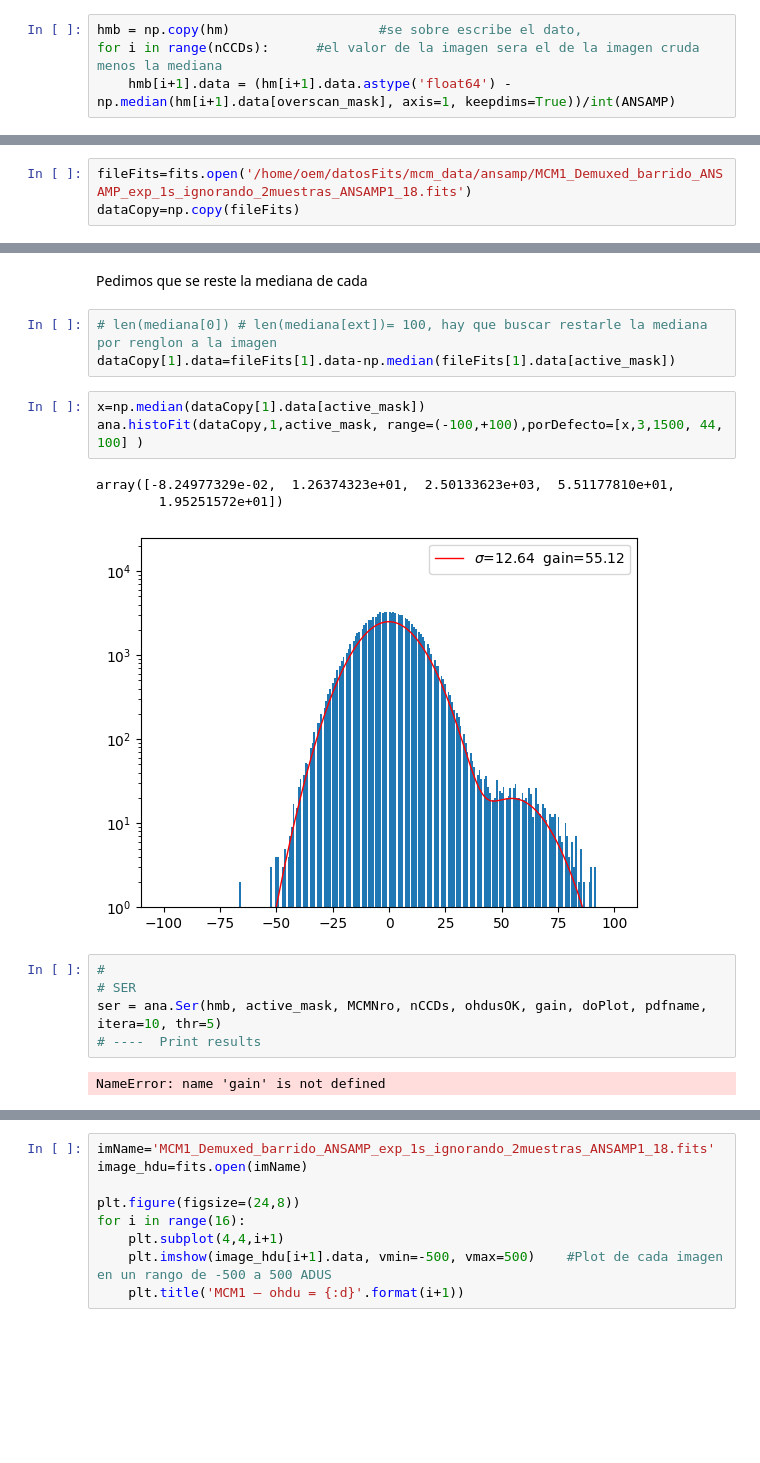
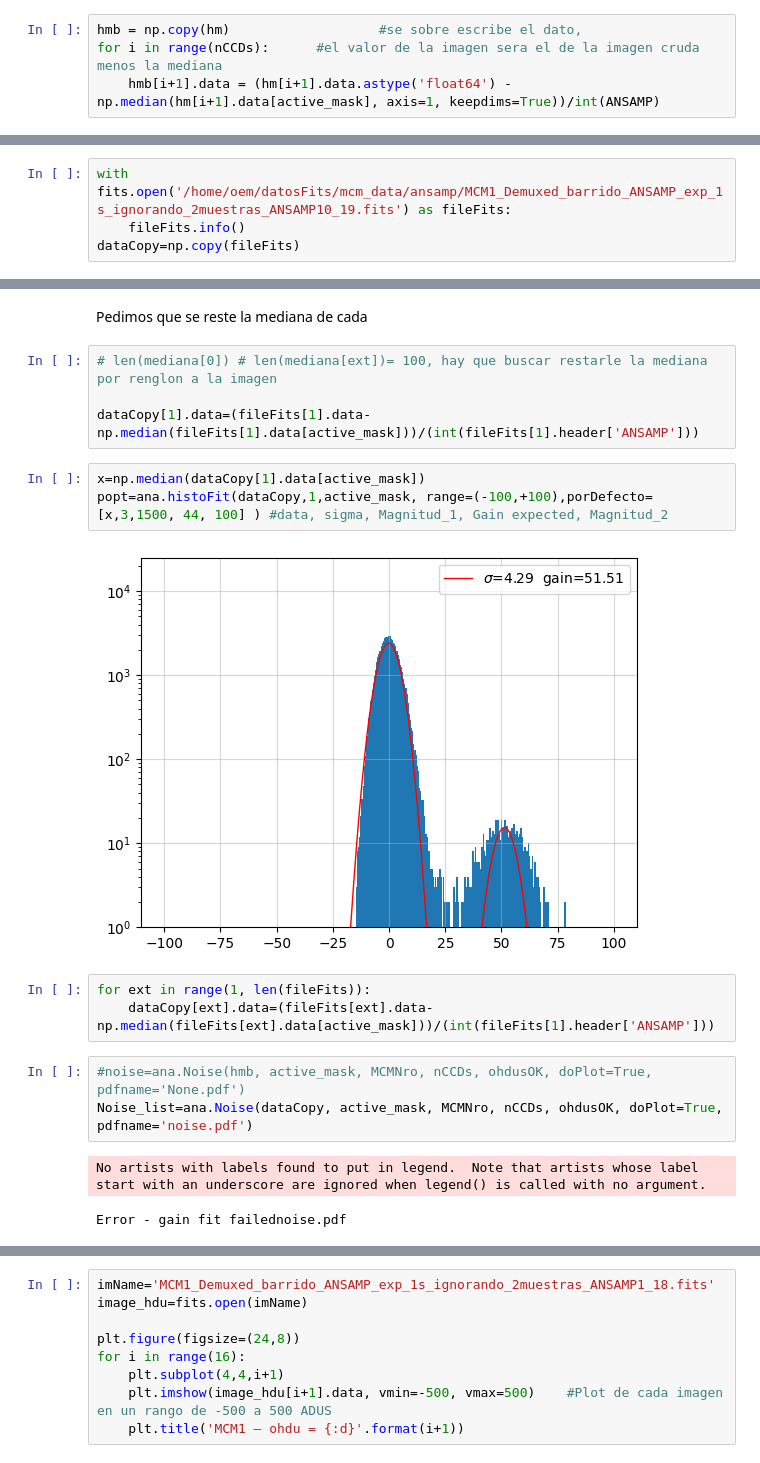
Before and after one commit to LabDet-Crio/BenchTest, a Jupyter notebook: crio_libs/AnaMCM_CONNIE.ipynb, the cells around one changed output, grey strips where cells are left out. Cells and saved outputs as stored; diff of their text form; blank space fills up the shorter version.

```diff
--- a/crio_libs/AnaMCM_CONNIE.ipynb
+++ b/crio_libs/AnaMCM_CONNIE.ipynb
@@ -229,7 +229,7 @@ baseline = ana.Baseline(hm, overscan_mask, MCMNro, nCCDs, doPlot, pdfname)  #Evo
 # %%
 hmb = np.copy(hm)                   #se sobre escribe el dato,
 for i in range(nCCDs):      #el valor de la imagen sera el de la imagen cruda menos la mediana
-    hmb[i+1].data = (hm[i+1].data.astype('float64') - np.median(hm[i+1].data[overscan_mask], axis=1, keepdims=True))/int(ANSAMP)
+    hmb[i+1].data = (hm[i+1].data.astype('float64') - np.median(hm[i+1].data[active_mask], axis=1, keepdims=True))/int(ANSAMP)
 # %%
 plt.figure(figsize=(24,8))
 for i in range(16):
@@ -305,5 +307,6 @@ array([  15.94130915,   12.42119987, 2331.37592327,   59.67233523,
 # %% [markdown]
 # Abriendo Nuevo archivo
 # %%
-fileFits=fits.open('/home/oem/datosFits/mcm_data/ansamp/MCM1_Demuxed_barrido_ANSAMP_exp_1s_ignorando_2muestras_ANSAMP1_18.fits')
+with fits.open('/home/oem/datosFits/mcm_data/ansamp/MCM1_Demuxed_barrido_ANSAMP_exp_1s_ignorando_2muestras_ANSAMP10_19.fits') as fileFits:
+    fileFits.info()
 dataCopy=np.copy(fileFits)
@@ -329,21 +334,22 @@ array([2.49279175e+04, 1.26374323e+01, 2.50133623e+03, 5.51178750e+01,
 Pedimos que se reste la mediana de cada
 # %%
 # len(mediana[0]) # len(mediana[ext])= 100, hay que buscar restarle la mediana por renglon a la imagen
-dataCopy[1].data=fileFits[1].data-np.median(fileFits[1].data[active_mask])
+
+dataCopy[1].data=(fileFits[1].data-np.median(fileFits[1].data[active_mask]))/(int(fileFits[1].header['ANSAMP']))
 # %%
 x=np.median(dataCopy[1].data[active_mask])
-ana.histoFit(dataCopy,1,active_mask, range=(-100,+100),porDefecto=[x,3,1500, 44, 100] )
+popt=ana.histoFit(dataCopy,1,active_mask, range=(-100,+100),porDefecto=[x,3,1500, 44, 100] ) #data, sigma, Magnitud_1, Gain expected, Magnitud_2
 # %% [output]
-array([-8.24977329e-02,  1.26374323e+01,  2.50133623e+03,  5.51177810e+01,
-        1.95251572e+01])
-[figure, old version]
+[figure, new version]
-# %%
-#
-# SER
-ser = ana.Ser(hmb, active_mask, MCMNro, nCCDs, ohdusOK, gain, doPlot, pdfname, itera=10, thr=5)
-# ----  Print results
-# %% [output]
-NameError: name 'gain' is not defined
+# %%
+for ext in range(1, len(fileFits)):
+    dataCopy[ext].data=(fileFits[ext].data-np.median(fileFits[ext].data[active_mask]))/(int(fileFits[1].header['ANSAMP']))
+# %%
+#noise=ana.Noise(hmb, active_mask, MCMNro, nCCDs, ohdusOK, doPlot=True, pdfname='None.pdf')
+Noise_list=ana.Noise(dataCopy, active_mask, MCMNro, nCCDs, ohdusOK, doPlot=True, pdfname='noise.pdf')
+# %% [output]
+No artists with labels found to put in legend.  Note that artists whose label start with an underscore are ignored when legend() is called with no argument.
+Error - gain fit failednoise.pdf
 # %%
 path_files='/home/oem/datosFits/mcm_data/ansamp'
 listFiles=os. listdir(path_files)
```
Also changed, not shown: parts of 11 cells of this notebook, 1 other file.
